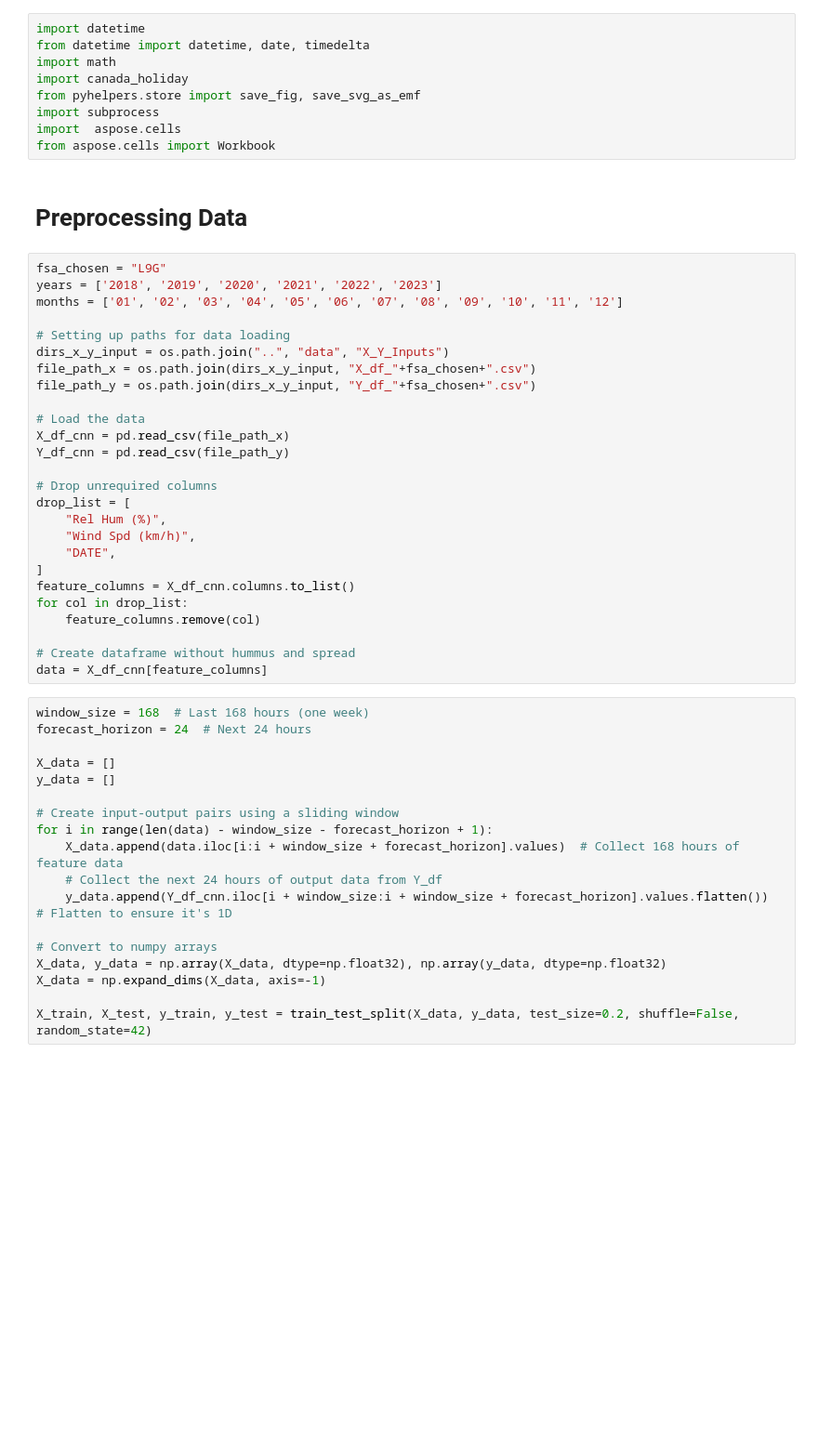
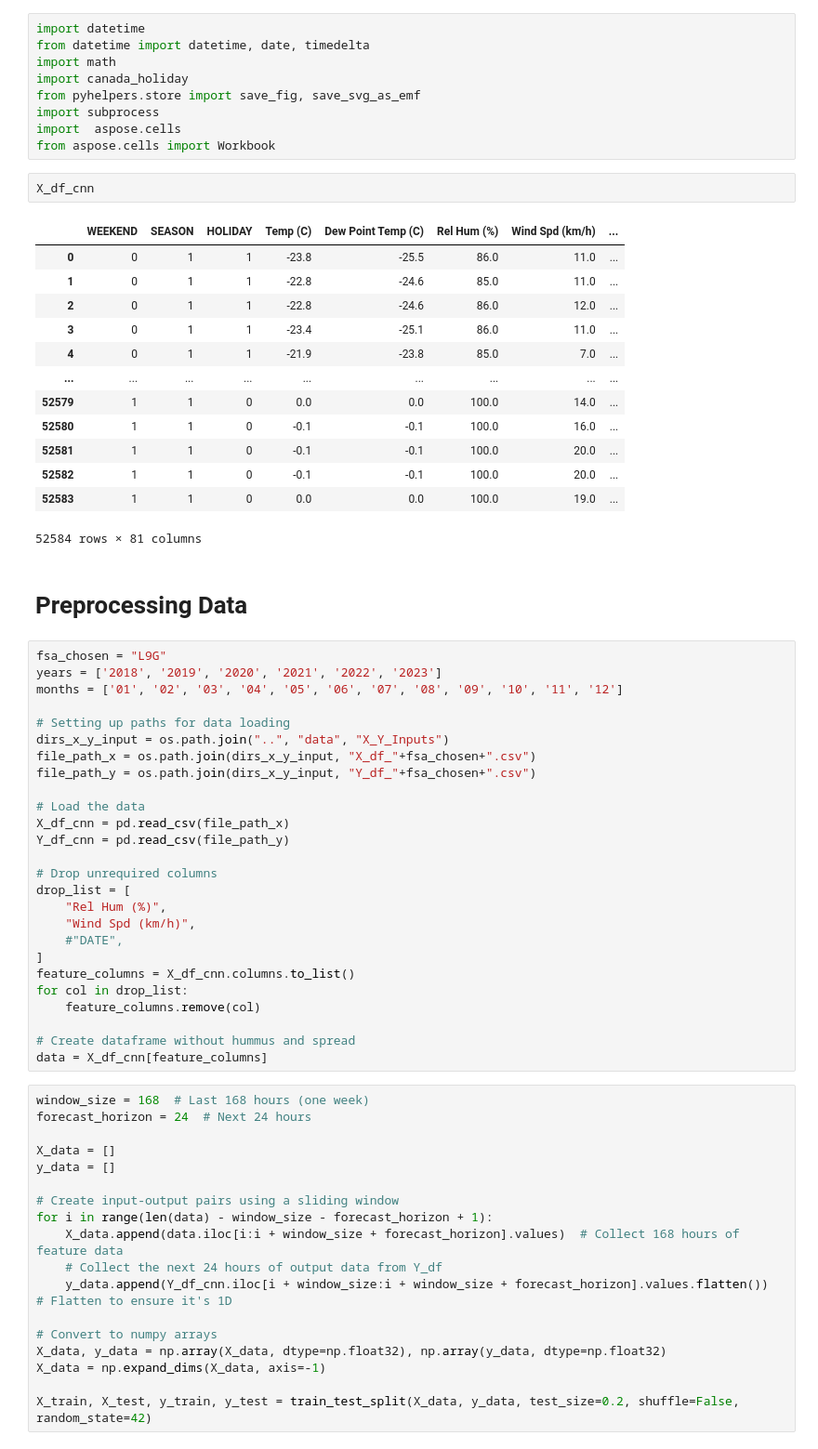
Before and after one commit to honeybear24/power-forecasting-capstone, a Jupyter notebook: scripts/best_CNN.ipynb, the cells around one changed output. Shown: that part at 93% size. Saved outputs shown, nothing was run; the diff lists cells and outputs as text; blank space fills up the shorter version.

```diff
--- a/scripts/best_CNN.ipynb
+++ b/scripts/best_CNN.ipynb
@@ -16,6 +16,22 @@ from pyhelpers.store import save_fig, save_svg_as_emf
 import subprocess
 import  aspose.cells
 from aspose.cells import Workbook
+# %%
+X_df_cnn
+# %% [output]
+|  | WEEKEND | SEASON | HOLIDAY | Temp (C) | Dew Point Temp (C) | Rel Hum (%) | Wind Spd (km/h) | ... |
+| 0 | 0 | 1 | 1 | -23.8 | -25.5 | 86.0 | 11.0 | ... |
+| 1 | 0 | 1 | 1 | -22.8 | -24.6 | 85.0 | 11.0 | ... |
+| 2 | 0 | 1 | 1 | -22.8 | -24.6 | 86.0 | 12.0 | ... |
+| 3 | 0 | 1 | 1 | -23.4 | -25.1 | 86.0 | 11.0 | ... |
+| 4 | 0 | 1 | 1 | -21.9 | -23.8 | 85.0 | 7.0 | ... |
+| ... | ... | ... | ... | ... | ... | ... | ... | ... |
+| 52579 | 1 | 1 | 0 | 0.0 | 0.0 | 100.0 | 14.0 | ... |
+| 52580 | 1 | 1 | 0 | -0.1 | -0.1 | 100.0 | 16.0 | ... |
+| 52581 | 1 | 1 | 0 | -0.1 | -0.1 | 100.0 | 20.0 | ... |
+| 52582 | 1 | 1 | 0 | -0.1 | -0.1 | 100.0 | 20.0 | ... |
+| 52583 | 1 | 1 | 0 | 0.0 | 0.0 | 100.0 | 19.0 | ... |
+52584 rows × 81 columns
 # %% [markdown]
 # Preprocessing Data
 # %%
@@ -36,7 +52,7 @@ Y_df_cnn = pd.read_csv(file_path_y)
 drop_list = [
     "Rel Hum (%)",
     "Wind Spd (km/h)",
-    "DATE",
+    #"DATE",
 ]
 feature_columns = X_df_cnn.columns.to_list()
 for col in drop_list:
```
Also changed, not shown: parts of 2 cells of this notebook, 2 other files.
